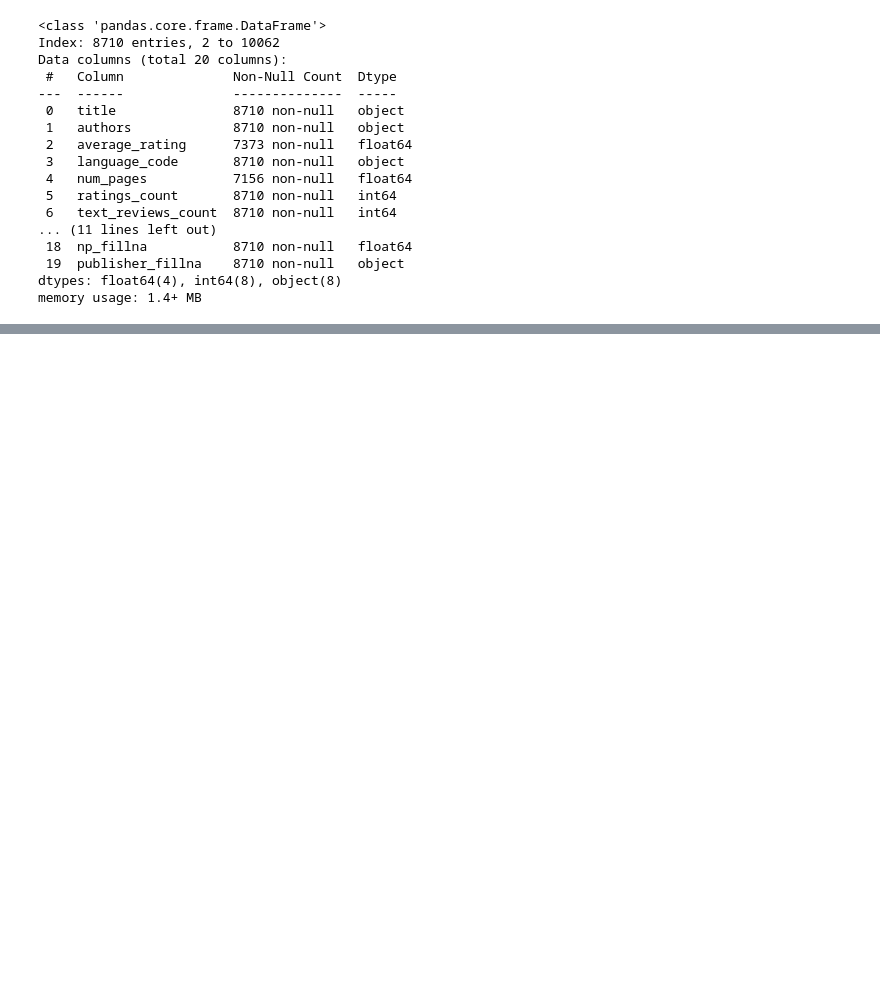
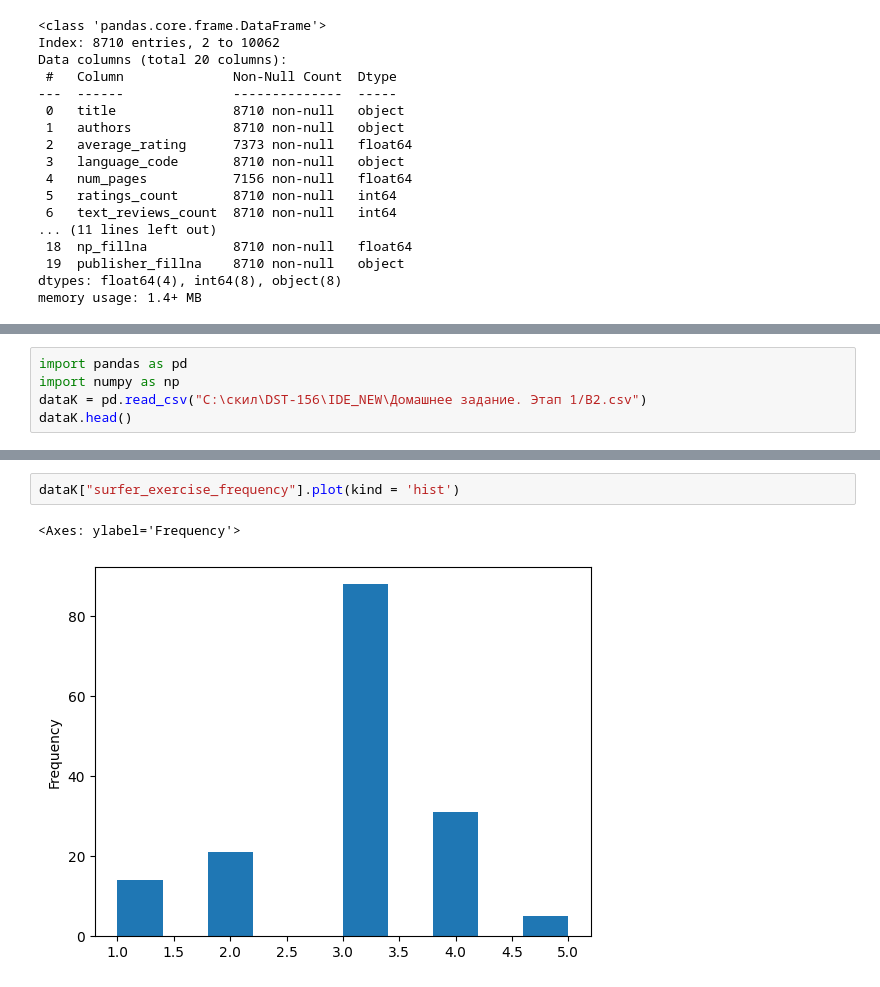
Before and after one commit to AlexGorel/IDE_NEW, a Jupyter notebook: Домашнее задание. Этап 1/HW220924.ipynb, the cells around one changed output, grey strips where cells are left out. Drawn from its saved outputs; the diff is of its cells as text; blank space fills up the shorter version.

```diff
--- a/Домашнее задание. Этап 1/HW220924.ipynb
+++ b/Домашнее задание. Этап 1/HW220924.ipynb
@@ -1357,0 +1360,5 @@ memory usage: 1.4+ MB
+# %%
+import pandas as pd
+import numpy as np
+dataK = pd.read_csv("C:\скил\DST-156\IDE_NEW\Домашнее задание. Этап 1/B2.csv")
+dataK.head()
@@ -1357,0 +1372,5 @@ memory usage: 1.4+ MB
+# %%
+dataK["surfer_exercise_frequency"].plot(kind = 'hist')
+# %% [output]
+<Axes: ylabel='Frequency'>
+[figure, added]
```
Also changed, not shown: parts of 21 cells of this notebook, 4 other files.
